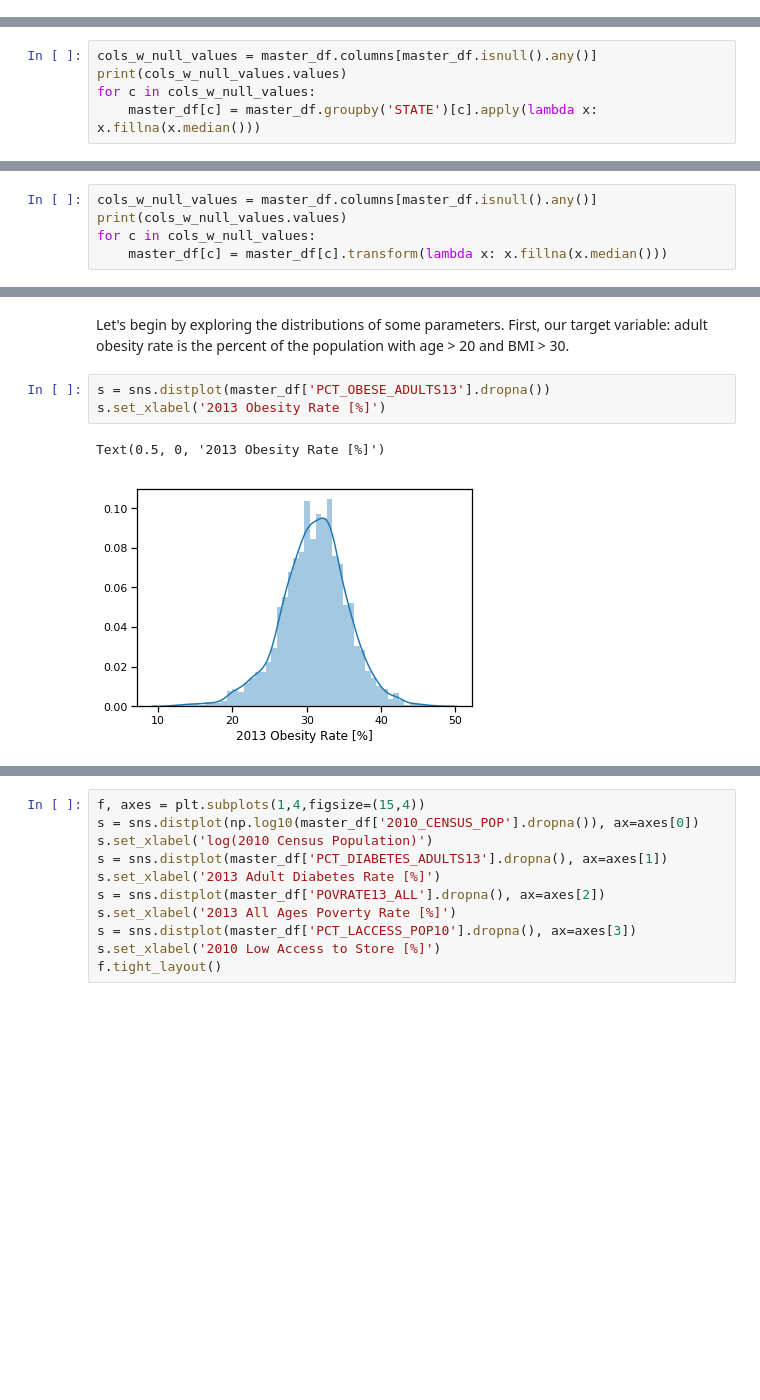
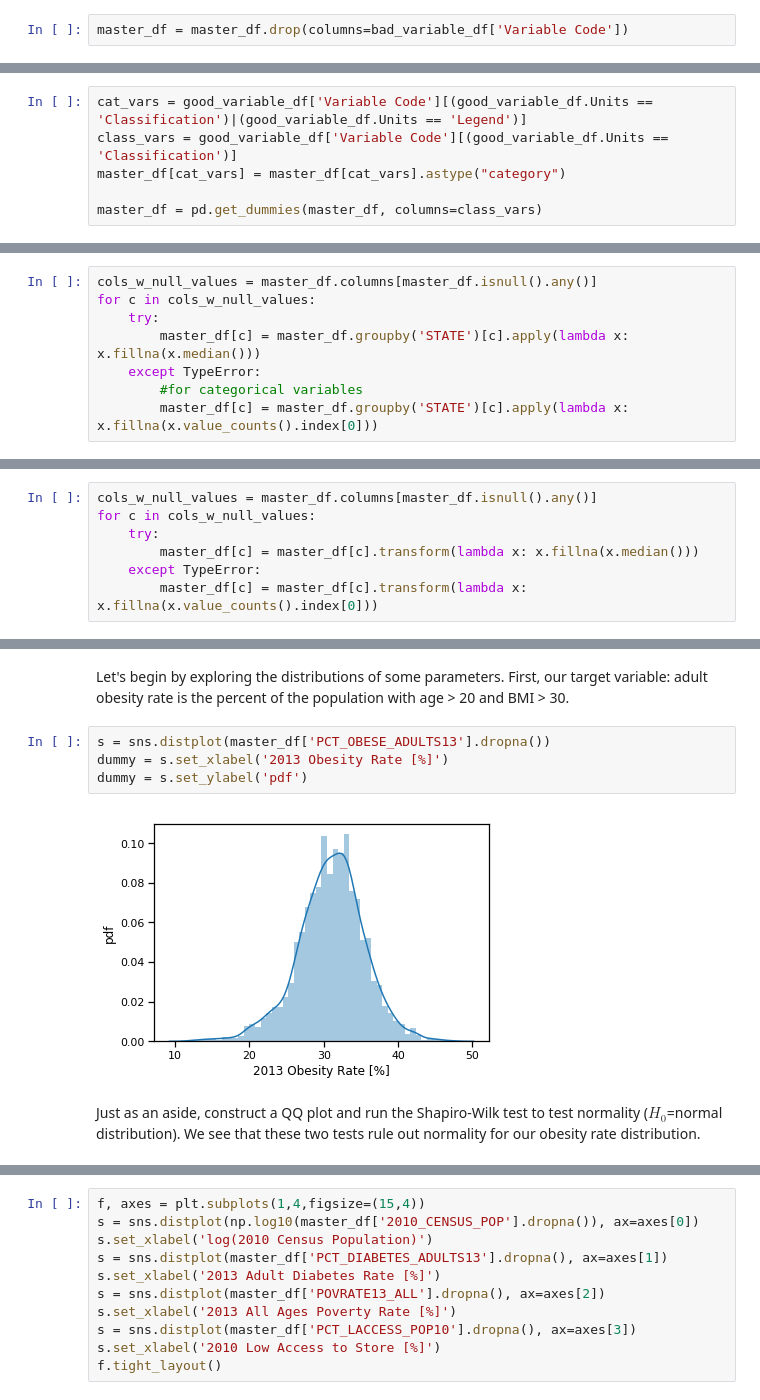
Before and after one commit to jieunchoi/food_env_atlas, a Jupyter notebook: FEA.ipynb, the cells around one changed output, grey strips where cells are left out. Saved outputs shown, nothing was run; the diff lists cells and outputs as text; blank space fills up the shorter version.

Commit message:
hyperparameter tuning, reformatting, exploring residuals, fixed a typo in a table column name in one of the tables

```diff
--- a/FEA.ipynb
+++ b/FEA.ipynb
@@ -276,0 +376,2 @@ master_df.head()
+# %%
+master_df = master_df.drop(columns=bad_variable_df['Variable Code'])
@@ -276,0 +380,6 @@ master_df.head()
+# %%
+cat_vars = good_variable_df['Variable Code'][(good_variable_df.Units == 'Classification')|(good_variable_df.Units == 'Legend')]
+class_vars = good_variable_df['Variable Code'][(good_variable_df.Units == 'Classification')]
+master_df[cat_vars] = master_df[cat_vars].astype("category")
+
+master_df = pd.get_dummies(master_df, columns=class_vars)
@@ -333,6 +452,9 @@ Dropping 25 columns with >300 missing rows.
 Let's deal with the missing data via imputing. We will fill in missing rows using the median value for each state. For columns that are missing data for entire states, we will enter the national median value.
 # %%
 cols_w_null_values = master_df.columns[master_df.isnull().any()]
-print(cols_w_null_values.values)
 for c in cols_w_null_values:
-    master_df[c] = master_df.groupby('STATE')[c].apply(lambda x: x.fillna(x.median()))
+    try:
+        master_df[c] = master_df.groupby('STATE')[c].apply(lambda x: x.fillna(x.median()))
+    except TypeError:
+        #for categorical variables
+        master_df[c] = master_df.groupby('STATE')[c].apply(lambda x: x.fillna(x.value_counts().index[0]))
@@ -348,5 +461,7 @@ for c in cols_w_null_values:
 # %%
 cols_w_null_values = master_df.columns[master_df.isnull().any()]
-print(cols_w_null_values.values)
 for c in cols_w_null_values:
-    master_df[c] = master_df[c].transform(lambda x: x.fillna(x.median()))
+    try:
+        master_df[c] = master_df[c].transform(lambda x: x.fillna(x.median()))
+    except TypeError:
+        master_df[c] = master_df[c].transform(lambda x: x.fillna(x.value_counts().index[0]))
@@ -375,7 +487,9 @@ master_df.head()
 Let's begin by exploring the distributions of some parameters. First, our target variable: adult obesity rate is the percent of the population with age > 20 and BMI > 30.
 # %%
 s = sns.distplot(master_df['PCT_OBESE_ADULTS13'].dropna())
-s.set_xlabel('2013 Obesity Rate [%]')
+dummy = s.set_xlabel('2013 Obesity Rate [%]')
+dummy = s.set_ylabel('pdf')
 # %% [output]
-Text(0.5, 0, '2013 Obesity Rate [%]')
-[figure, old version]
+[figure, new version]
+# %% [markdown]
+Just as an aside, construct a QQ plot and run the Shapiro-Wilk test to test normality ($H_0$=normal distribution). We see that these two tests rule out normality for our obesity rate distribution.
```
Also changed, not shown: parts of 111 cells of this notebook, 1 other file.
